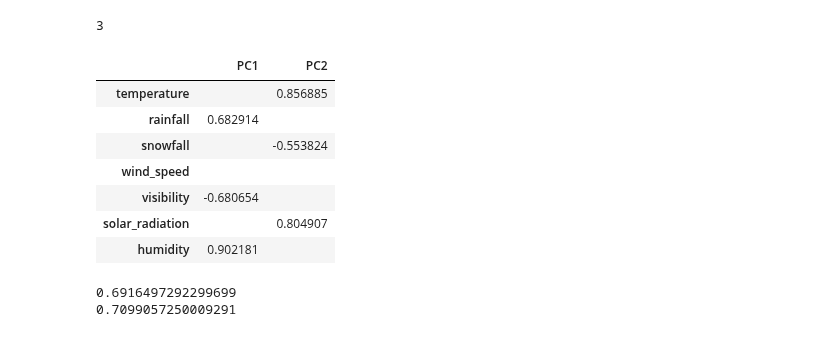
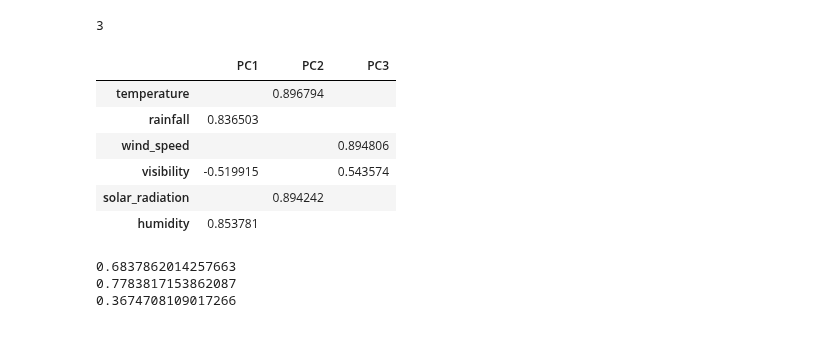
Before and after one commit to Jiian/seoulbike, a Jupyter notebook: PCA/pca bike.ipynb, the cells around one changed output. Saved outputs shown, nothing was run; the diff lists cells and outputs as text; code cells hidden in the pictures.

```diff
--- a/PCA/pca bike.ipynb
+++ b/PCA/pca bike.ipynb
@@ -353,6 +330,6 @@ print(CronbachAlpha(scaled_features[['rainfall','humidity']])) #Reliability of P
 # %%
 bike5 = bike.copy()
-bike5.drop(columns = ['date','holiday','rent_count','season_no','season','dewpoint_temp'
+bike5.drop(columns = ['date','holiday','rent_count','season_no','season','dewpoint_temp','snowfall'
                           ],inplace=True)
 bike5.head()
 # %% [output]
@@ -414,23 +400,24 @@ kl4.elbow
 # %% [output]
 3
 # %%
-pca_label4, df_pca_array4 = evaluate_pcs(2,scaled_features3)
+pca_label4, df_pca_array4 = evaluate_pcs(3,scaled_features3)
 pca_label4
 # %% [output]
-|  | PC1 | PC2 |
-| temperature |  | 0.856885 |
-| rainfall | 0.682914 |  |
-| snowfall |  | -0.553824 |
-| wind_speed |  |  |
-| visibility | -0.680654 |  |
-| solar_radiation |  | 0.804907 |
-| humidity | 0.902181 |  |
+|  | PC1 | PC2 | PC3 |
+| temperature |  | 0.896794 |  |
+| rainfall | 0.836503 |  |  |
+| wind_speed |  |  | 0.894806 |
+| visibility | -0.519915 |  | 0.543574 |
+| solar_radiation |  | 0.894242 |  |
+| humidity | 0.853781 |  |  |
 # %%
-print(CronbachAlpha(scaled_features3[['rainfall','humidity']])) #Reliability of PC2
-print(CronbachAlpha(scaled_features3[['temperature','solar_radiation']])) #Reliability of PC1
+print(CronbachAlpha(scaled_features3[['rainfall','humidity']])) #Reliability of PC1
+print(CronbachAlpha(scaled_features3[['temperature','solar_radiation']])) #Reliability of PC2
+print(CronbachAlpha(scaled_features3[['wind_speed','visibility']]))
 # %% [output]
-0.6916497292299699
-0.7099057250009291
+0.6837862014257663
+0.7783817153862087
+0.3674708109017266
 # %%
 df2_wo_vis = scaled_features.drop(columns = ['visibility','dewpoint_temp'])
 N = len(df2_wo_vis.columns)
```
Also changed, not shown: parts of 35 cells of this notebook, 5 other files.
